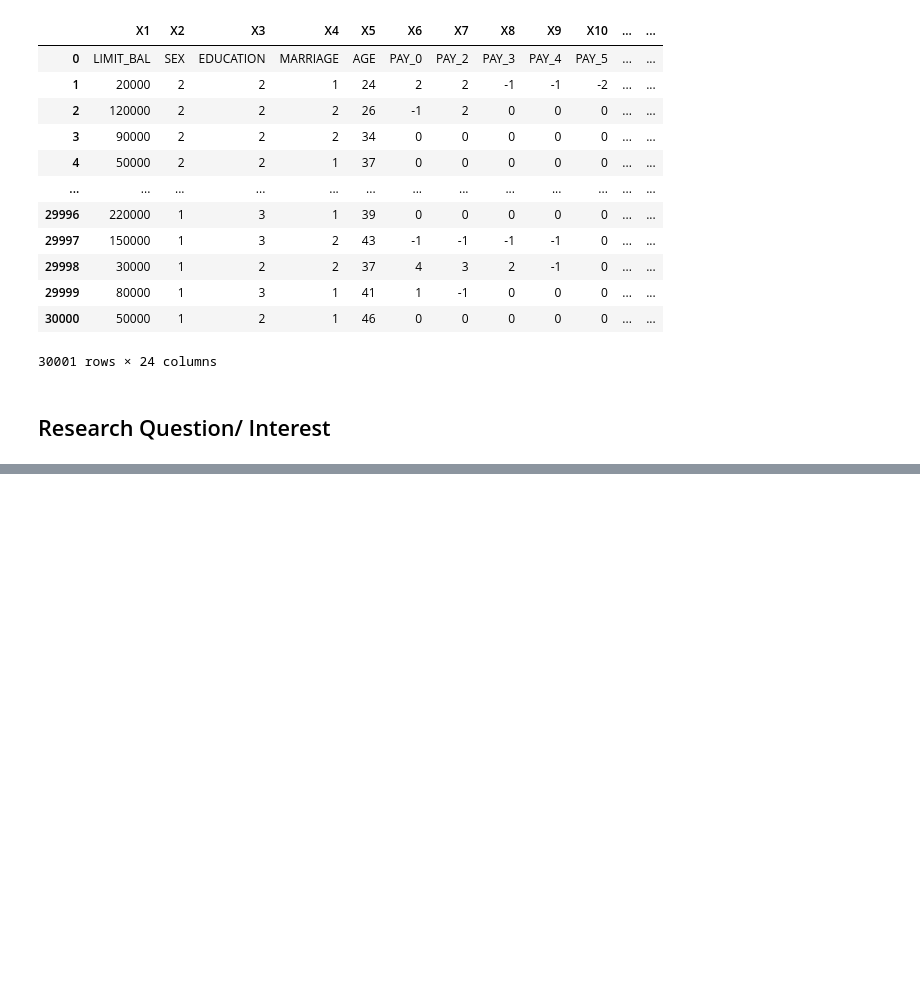
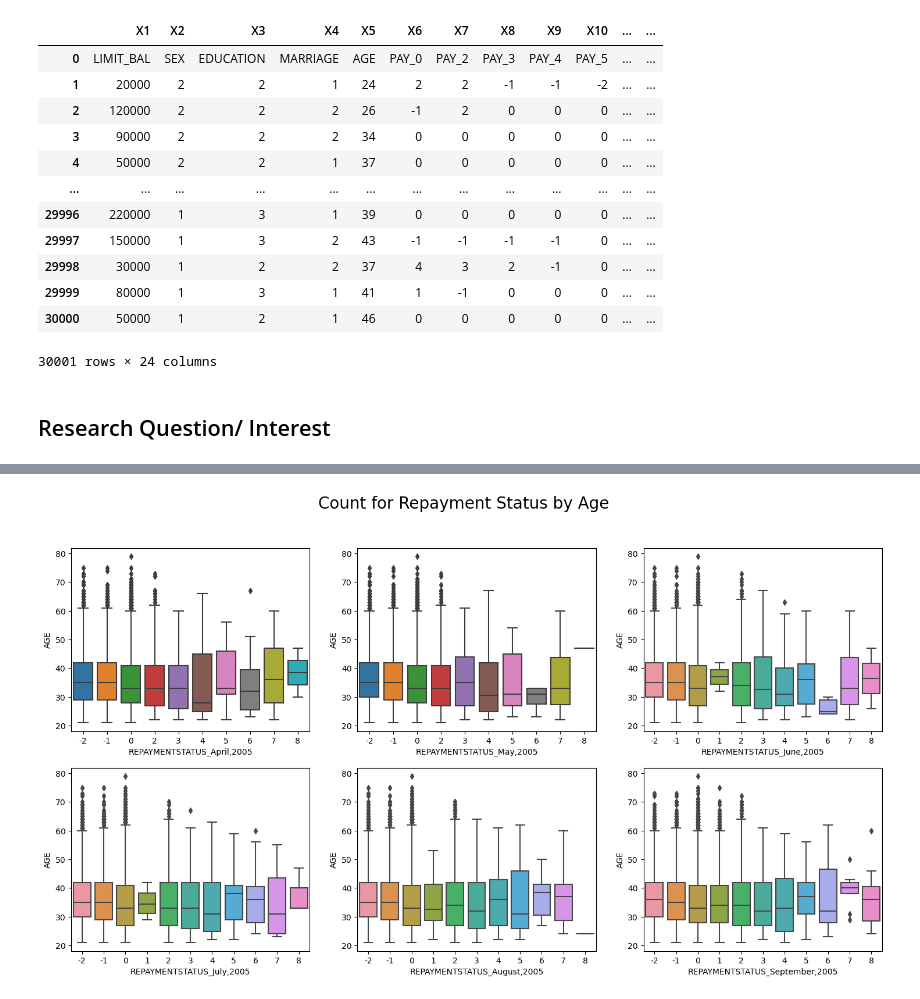
Before and after one commit to ubco-W2022T2-data301/project-group-group27, a Jupyter notebook: analysis/analysis_Remy.ipynb, the cells around one changed output, grey strips where cells are left out. Drawn from its saved outputs; the diff is of its cells as text; code cells hidden in the pictures; blank space fills up the shorter version.

```diff
--- a/analysis/analysis_Remy.ipynb
+++ b/analysis/analysis_Remy.ipynb
@@ -25,0 +397,18 @@ df.drop("Unnamed: 0",axis=1)
+# %%
+fig4=plt.figure(figsize=(18,9))
+fig4.suptitle("Count for Repayment Status by Age", fontsize=20)
+plt.subplot(2,3,1)
+sns.boxplot(x='REPAYMENTSTATUS_April,2005',y='AGE',data=df9)
+plt.subplot(2,3,2)
+sns.boxplot(x='REPAYMENTSTATUS_May,2005',y='AGE',data=df9)
+plt.subplot(2,3,3)
+sns.boxplot(x='REPAYMENTSTATUS_June,2005',y='AGE',data=df9)
+plt.subplot(2,3,4)
+sns.boxplot(x='REPAYMENTSTATUS_July,2005',y='AGE',data=df9)
+plt.subplot(2,3,5)
+sns.boxplot(x='REPAYMENTSTATUS_August,2005',y='AGE',data=df9)
+plt.subplot(2,3,6)
+sns.boxplot(x='REPAYMENTSTATUS_September,2005',y='AGE',data=df9)
+plt.show()
+# %% [output]
+[figure, added]
```
Also changed, not shown: parts of 36 cells of this notebook.
